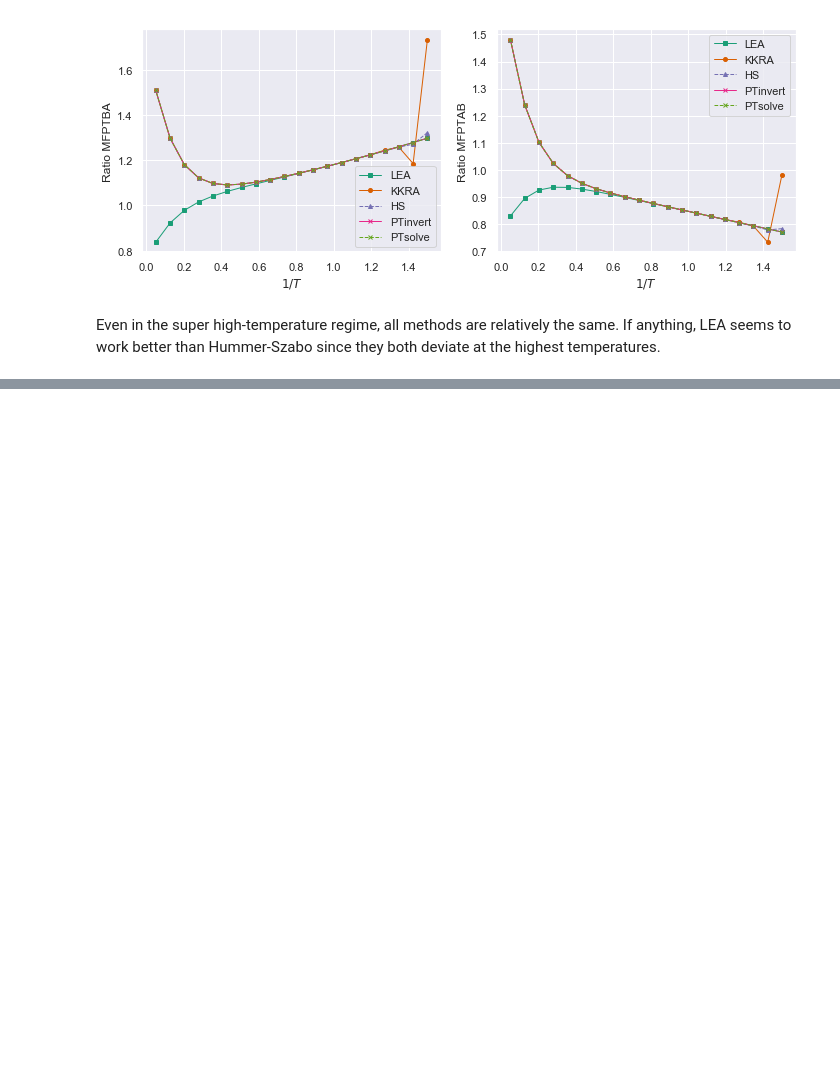
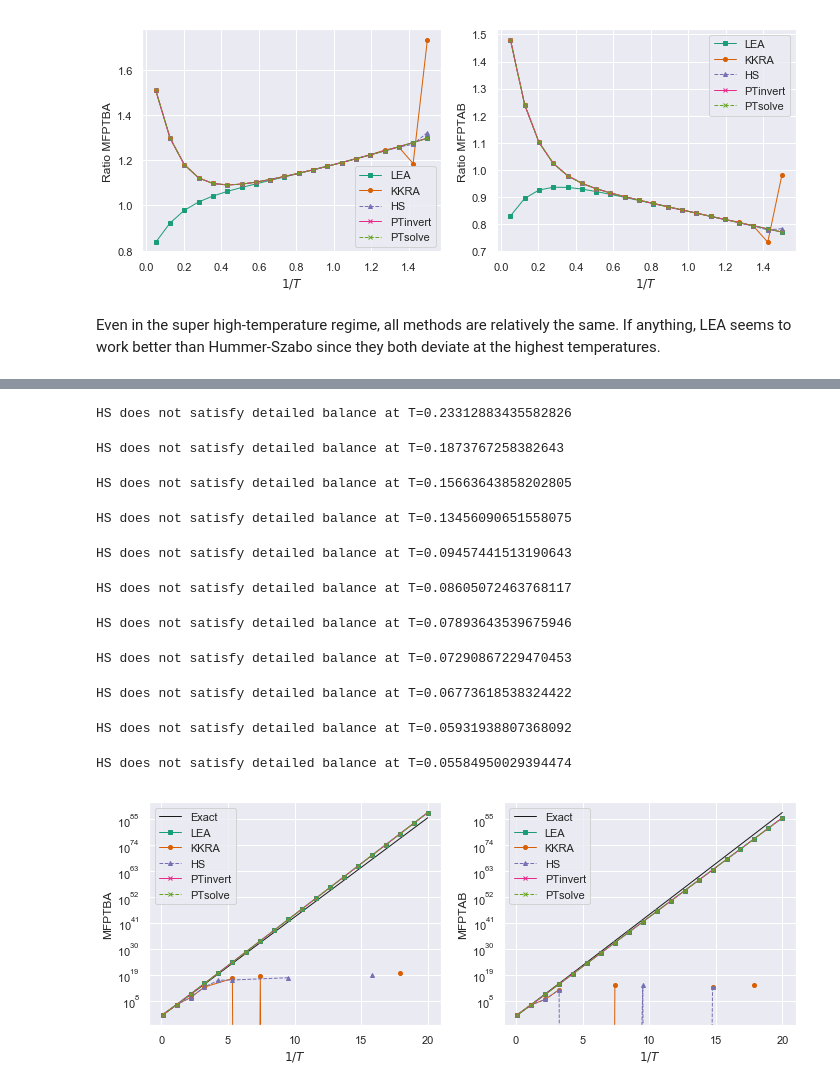
Before and after one commit to tomswinburne/PyGT, a Jupyter notebook: Hummer-Szabo_DTMC.ipynb, the cells around one changed output, grey strips where cells are left out. Cells and saved outputs as stored; diff of their text form; code cells hidden in the pictures; blank space fills up the shorter version.

Commit message:
Asymmetric 16-state chain

```diff
--- a/Hummer-Szabo_DTMC.ipynb
+++ b/Hummer-Szabo_DTMC.ipynb
@@ -670,16 +677,17 @@ plot_ratios_16state(bigdf, excludeHS=True, log=False)
 # %% [output]
 [figure]
 # %%
-def plot_mfpts_16state(df, log=True):
+def plot_mfpts_16state(df, excludeHS=False, log=True):
     """Plot MFPTs computed on coarse-grained networks against true MFPT from full network."""
     colors = sns.color_palette("Dark2", 5)
     df.replace([np.inf, -np.inf], np.nan)
     df2= df.sort_values('T')
-    #rates = ['LEA', 'PTinvert', 'PTsolve']
+    symbols = ['-s', '-o', '--^', '-x', '--x']
     rates = ['LEA', 'KKRA', 'HS', 'PTinvert', 'PTsolve']
+    if excludeHS:
+        rates = ['LEA', 'PTinvert', 'PTsolve']
+        symbols = ['-s', '-o', '--^']
     labels = rates
-    #symbols = ['-s', '-o', '--^']
-    symbols = ['-s', '-o', '--^', '-x', '--x']
     denom = 'MFPT'
     #first plot A<-B direction
     fig, (ax, ax2) = plt.subplots(1, 2, figsize=[10, 4])
@@ -734,0 +860,18 @@ Even in the super high-temperature regime, all methods are relatively the same.
+# %%
+#some low temperature calculations
+invtemps = np.linspace(0.1, 20, 20)
+midtemp_df = compare_HS_LEA(1./invtemps)
+plot_mfpts_16state(midtemp_df)
+# %% [output]
+HS does not satisfy detailed balance at T=0.23312883435582826
+HS does not satisfy detailed balance at T=0.1873767258382643
+HS does not satisfy detailed balance at T=0.15663643858202805
+HS does not satisfy detailed balance at T=0.13456090651558075
+HS does not satisfy detailed balance at T=0.09457441513190643
+HS does not satisfy detailed balance at T=0.08605072463768117
+HS does not satisfy detailed balance at T=0.07893643539675946
+HS does not satisfy detailed balance at T=0.07290867229470453
+HS does not satisfy detailed balance at T=0.06773618538324422
+HS does not satisfy detailed balance at T=0.05931938807368092
+HS does not satisfy detailed balance at T=0.05584950029394474
+[figure, added]
```
Also changed, not shown: parts of 13 cells of this notebook, 2 other files.
